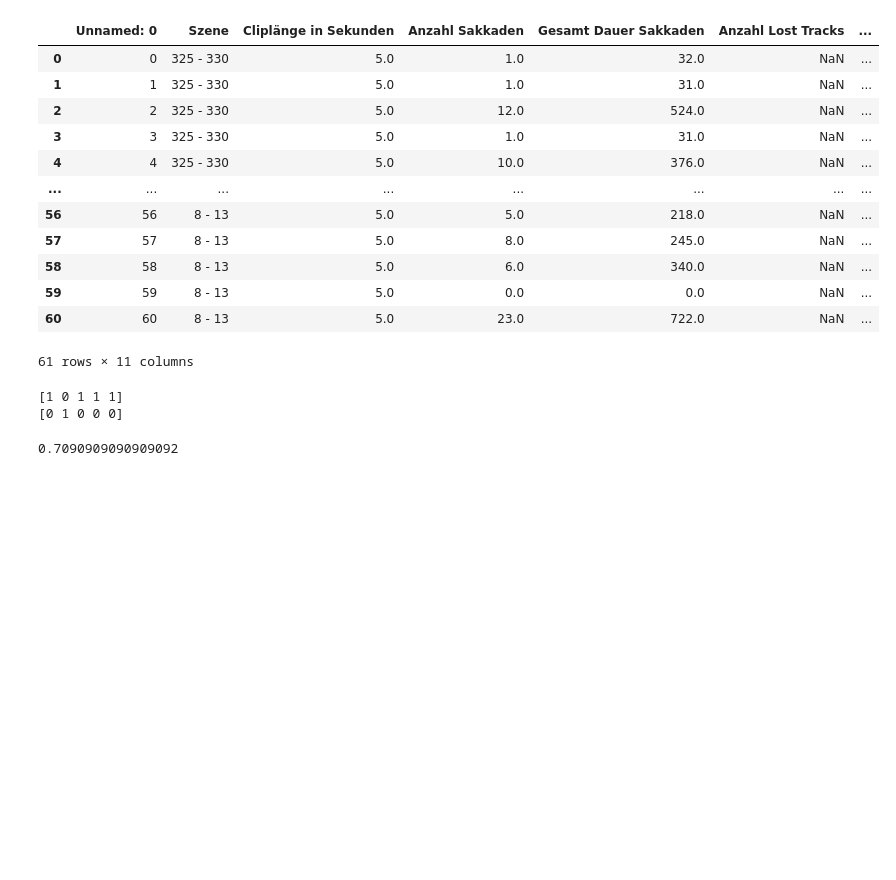
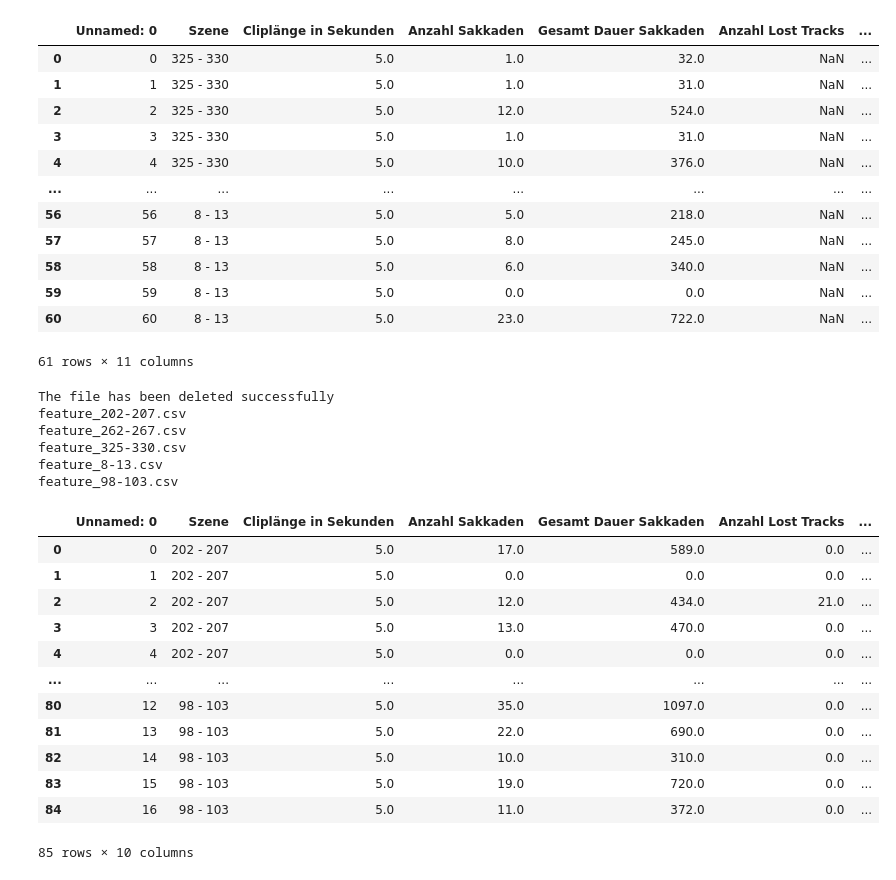
Before and after one commit to giannywise/Eyetracking, a Jupyter notebook: data_analysis.ipynb, the cells around one changed output. Saved outputs shown, nothing was run; the diff lists cells and outputs as text; code cells hidden in the pictures; blank space fills up the shorter version.

```diff
--- a/data_analysis.ipynb
+++ b/data_analysis.ipynb
@@ -298,38 +298,54 @@ df
 | 59 | 59 | 8 - 13 | 5.0 | 0.0 | 0.0 | NaN | ... |
 | 60 | 60 | 8 - 13 | 5.0 | 23.0 | 722.0 | NaN | ... |
 61 rows × 11 columns
-# %%
-from sklearn.neural_network import MLPClassifier
-import pandas as pd
-
-df_train = pd.read_csv('train/train.csv')
-df_test1 = pd.read_csv('test/test_1.csv')
-df_test0 = pd.read_csv('test/test_0.csv')
-
-df_test1 = df_test1[['Anzahl Sakkaden','Anzahl Fixationen','Anzahl Lost Tracks','Gesamt Dauer Fixationen']]
-df_test0 = df_test0[['Anzahl Sakkaden','Anzahl Fixationen','Anzahl Lost Tracks','Gesamt Dauer Fixationen']]
-
-X = df_train[['Anzahl Sakkaden','Anzahl Fixationen','Anzahl Lost Tracks','Gesamt Dauer Fixationen']]
-
-y = df_train['Label']
-
-clf = MLPClassifier(solver='sgd', alpha=0.10, random_state=1, max_iter=2000, learning_rate_init=0.01)
-clf.fit(X, y)
-#MLPClassifier(alpha=1e-05, hidden_layer_sizes=(5, 2), random_state=1,solver='sdg')
-
-print(clf.predict(df_test1))
-print(clf.predict(df_test0))
-
-### Anwendung von Cross Validation
-from sklearn.model_selection import cross_val_score
-clf = MLPClassifier(solver='sgd', alpha=0.10, random_state=1, max_iter=2000, learning_rate_init=0.01)
-scores = cross_val_score(clf, X, y)
-scores.mean()
-# %% [output]
-[1 0 1 1 1]
-[0 1 0 0 0]
-0.7090909090909092
 # %%
 df = pd.read_csv('feature_final2_test.csv')
 df['Gesamt Dauer Fixationen'] = round(df['Gesamt Dauer Fixationen'],2)
 df.to_csv('feature_final2_test.csv')
+# %%
+import pandas as pd
+import os
+
+if os.path.exists("features/final.csv"):
+    os.remove(("features/final.csv"))
+    print("The file has been deleted successfully")
+else:
+    print("The file does not exist!")
+
+directory = 'features/'
+
+df_new = pd.DataFrame([])
+
+for filename in os.listdir(directory):
+    f = os.path.join(directory, filename)
+    # checking if it is a file
+    print(filename)
+    if os.path.isfile(f) and not filename.startswith('.'):
+        df = pd.read_csv(f)
+        df_new = pd.concat([df_new,df], ignore_index=True)
+        #print(df_new)
+df_new['Anzahl Fixationen']=df_new['Anzahl Fixationen'].fillna(0)
+df_new.to_csv('features/final.csv')
+# %% [output]
+The file has been deleted successfully
+feature_202-207.csv
+feature_262-267.csv
+feature_325-330.csv
+feature_8-13.csv
+feature_98-103.csv
+# %%
+df_new
+# %% [output]
+|  | Unnamed: 0 | Szene | Cliplänge in Sekunden | Anzahl Sakkaden | Gesamt Dauer Sakkaden | Anzahl Lost Tracks | ... |
+| 0 | 0 | 202 - 207 | 5.0 | 17.0 | 589.0 | 0.0 | ... |
+| 1 | 1 | 202 - 207 | 5.0 | 0.0 | 0.0 | 0.0 | ... |
+| 2 | 2 | 202 - 207 | 5.0 | 12.0 | 434.0 | 21.0 | ... |
+| 3 | 3 | 202 - 207 | 5.0 | 13.0 | 470.0 | 0.0 | ... |
+| 4 | 4 | 202 - 207 | 5.0 | 0.0 | 0.0 | 0.0 | ... |
+| ... | ... | ... | ... | ... | ... | ... | ... |
+| 80 | 12 | 98 - 103 | 5.0 | 35.0 | 1097.0 | 0.0 | ... |
+| 81 | 13 | 98 - 103 | 5.0 | 22.0 | 690.0 | 0.0 | ... |
+| 82 | 14 | 98 - 103 | 5.0 | 10.0 | 310.0 | 0.0 | ... |
+| 83 | 15 | 98 - 103 | 5.0 | 19.0 | 720.0 | 0.0 | ... |
+| 84 | 16 | 98 - 103 | 5.0 | 11.0 | 372.0 | 0.0 | ... |
+85 rows × 10 columns
```
Also changed, not shown: parts of 1 cell of this notebook, 29 other files.
